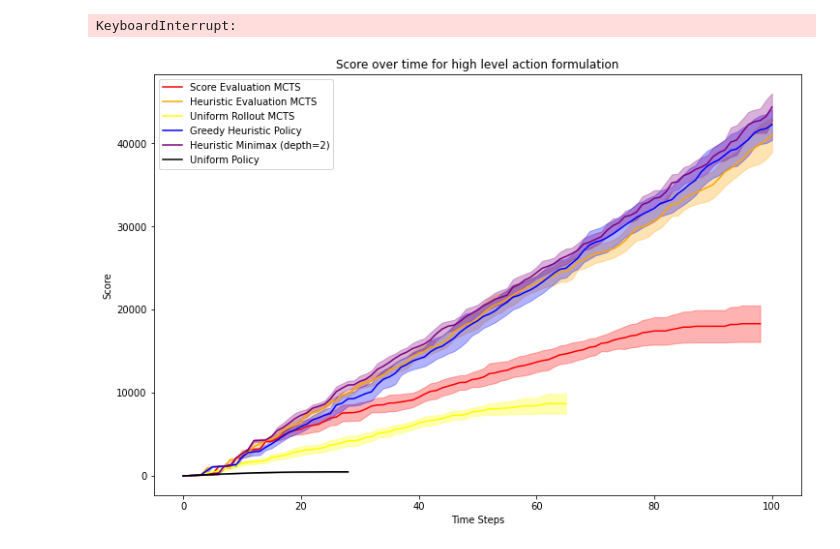
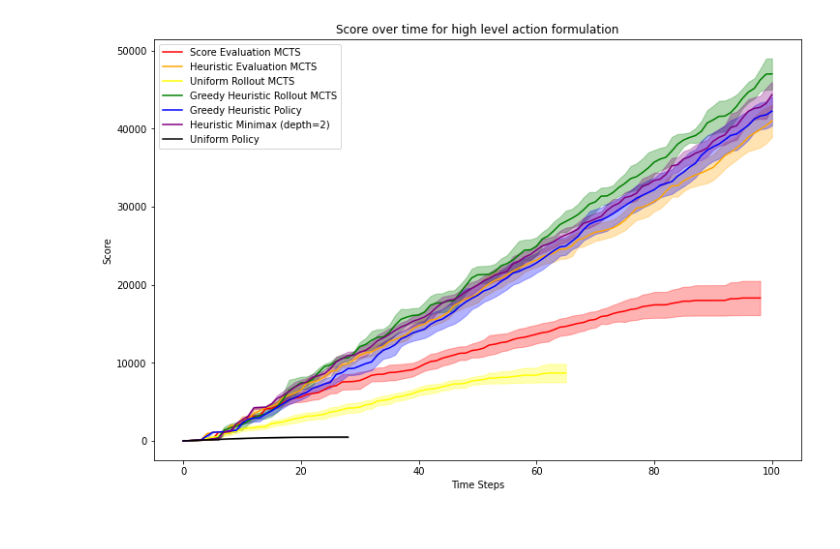
Before and after one commit to quasarbright/TetrisAI, a Jupyter notebook: experiments.ipynb, the cells around one changed output. Drawn from its saved outputs; the diff is of its cells as text; code cells hidden in the pictures.

Commit message:
ran heuristic rollout experiment

```diff
--- a/experiments.ipynb
+++ b/experiments.ipynb
@@ -87,18 +87,16 @@ def chooseAction(state):
     return mcts.chooseAction(state, numIterations=numIterations)
 uniformRolloutMCTSResults = runExperiment(state, chooseAction, numGames=10)
 # %%
-# from montecarlo import *
-# state = HighLevelAIGame(Game())
-# maxRolloutLength = 20
-# mcts = MCTS(greedyHeuristicPolicy, maxRolloutLength=maxRolloutLength)
-# numIterations = 150
-# def chooseAction(state):
-#     return mcts.chooseAction(state, numIterations=numIterations)
-# greedyHeuristicRolloutMCTSResults = runExperiment(state, chooseAction, numGames=10)
+from montecarlo import *
+state = HighLevelAIGame(Game())
+maxRolloutLength = 4
+mcts = MCTS(greedyHeuristicPolicy, maxRolloutLength=maxRolloutLength)
+numIterations = 75
+def chooseAction(state):
+    return mcts.chooseAction(state, numIterations=numIterations)
+greedyHeuristicRolloutMCTSResults = runExperiment(state, chooseAction, numGames=5)
 
 # too slow
-# %% [output]
-KeyboardInterrupt:
 # %%
 import minimax
 state = HighLevelAIGame(Game())
@@ -121,34 +119,34 @@ def scores(results):
     return np.array([[state.score() for state in states] for states in results])
 
 def rectangularize(lol):
     """takes in a list of lists and pads short lists with its last element until they're all equal length"""
     lengths = [len(l) for l in lol]
     max_length = max(lengths)
     padded = [l + [l[-1]]*(max_length - len(l)) for l in lol]
     return padded
 
 plot_curves([scores(scoreEvalMCTSResults),
              scores(heuristicEvalMCTSResults),
              scores(uniformRolloutMCTSResults),
-             #scores(greedyHeuristicRolloutMCTSResults),
+             scores(greedyHeuristicRolloutMCTSResults),
              scores(minimax0Results),
              scores(minimax1Results),
              scores(randomResults)],
             ["Score Evaluation MCTS",
              "Heuristic Evaluation MCTS",
              "Uniform Rollout MCTS",
-             #"Greedy Heuristic Rollout MCTS",
+             "Greedy Heuristic Rollout MCTS",
              "Greedy Heuristic Policy",
              "Heuristic Minimax (depth=2)",
              "Uniform Policy"],
             ["red",
              "orange",
              "yellow",
-             #"green",
+             "green",
              "blue",
              "purple",
              "black"],
             "Score",
             "Score over time for high level action formulation")
 # %% [output]
-[figure, old version]
+[figure, new version]
```
